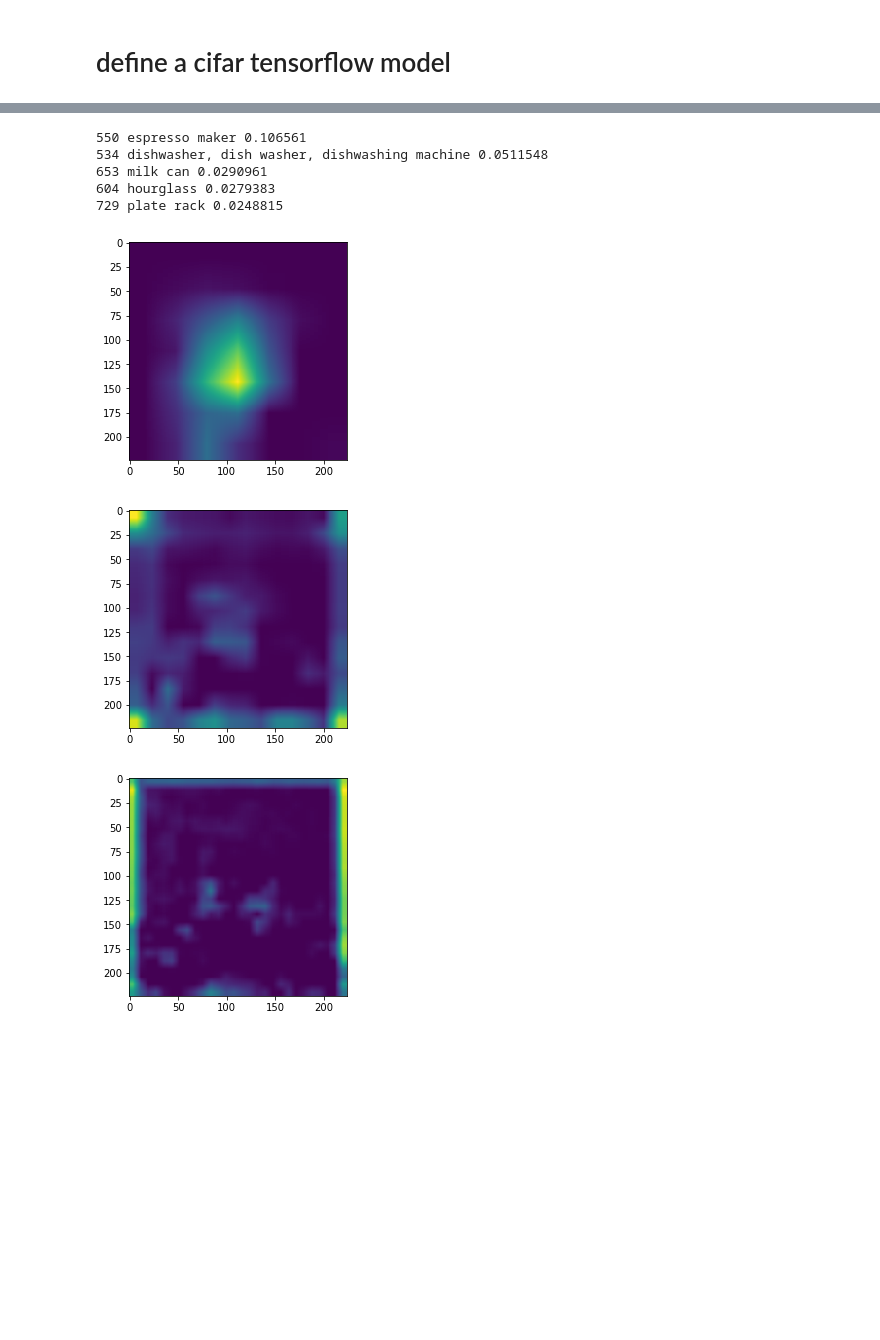
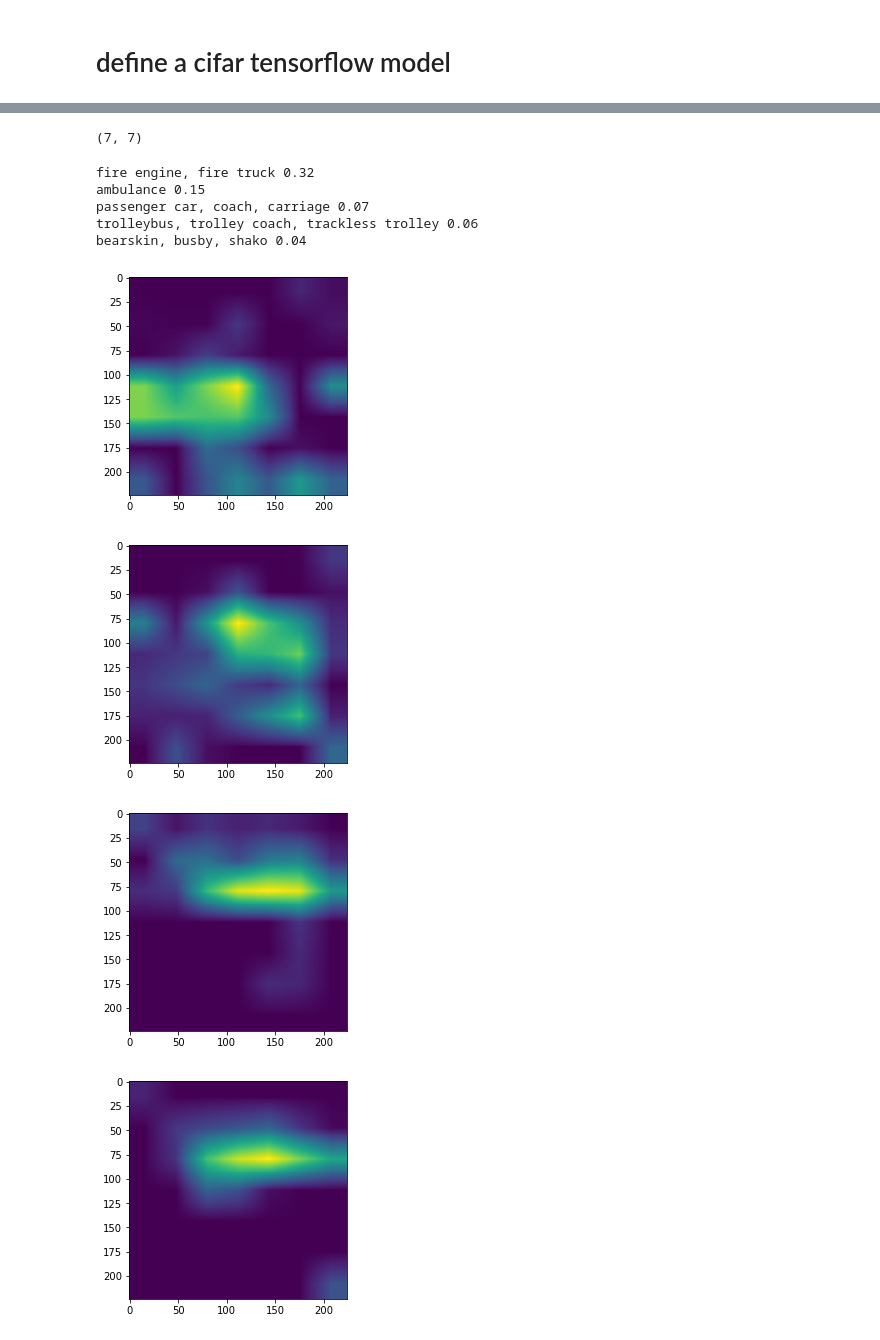
Before and after one commit to GriffinHalloran/Grad-Cam-TensorFlow, a Jupyter notebook: cifar-10.ipynb, the cells around one changed output, grey strips where cells are left out. Saved outputs shown, nothing was run; the diff lists cells and outputs as text; code cells hidden in the pictures; blank space fills up the shorter version.

```diff
--- a/cifar-10.ipynb
+++ b/cifar-10.ipynb
@@ -48,10 +48,12 @@ label[0] # 6 is a frog
 sess = tf.Session()
 imgs = tf.placeholder(tf.float32, [None, 224, 224, 3])
 vgg = vgg16(imgs, 'vgg16_weights.npz', sess, 242)
-heatmap5 = GradCam(vgg.probs, vgg.pool5, None)
-heatmap4 = GradCam(vgg.probs, vgg.pool4, None)
-heatmap3 = GradCam(vgg.probs, vgg.pool3, None)
-ll = sess.run([vgg.probs, heatmap5, heatmap4, heatmap3], feed_dict={vgg.imgs: [scaled_imgs[100]]})
+heatmap5 = GradCam(vgg.probs, vgg.pool5, 555)
+heatmap4 = GradCam(vgg.probs, vgg.pool5, 407)
+heatmap3 = GradCam(vgg.probs, vgg.pool5, 705)
+heatmap2 = GradCam(vgg.probs, vgg.pool5, 874)
+heatmap1 = GradCam(vgg.probs, vgg.pool5, 439)
+ll = sess.run([vgg.probs, heatmap5, heatmap4, heatmap3, heatmap2, heatmap1], feed_dict={vgg.imgs: [scaled_imgs[166]]})
 prob = ll[0][0]
 heatmap = np.array(ll[1])
 # %% [output]
@@ -72,25 +74,30 @@ heatmap = np.array(ll[1])
 29 fc7_b (4096,)
 30 fc8_W (4096, 1000)
 31 fc8_b (1000,)
+# %%
+heatmap.shape
+# %% [output]
+(7, 7)
 # %%
 ##
 from imagenet_classes import class_names
 preds = (np.argsort(prob)[::-1])[0:5]
 for p in preds:
-    print p, class_names[p], prob[p]
+    print class_names[p], '%2.2f'%prob[p]
 # %% [output]
-550 espresso maker 0.106561
-534 dishwasher, dish washer, dishwashing machine 0.0511548
-653 milk can 0.0290961
-604 hourglass 0.0279383
-729 plate rack 0.0248815
+fire engine, fire truck 0.32
+ambulance 0.15
+passenger car, coach, carriage 0.07
+trolleybus, trolley coach, trackless trolley 0.06
+bearskin, busby, shako 0.04
 # %%
-for i in range(1, 4):
+for i in range(1, 6):
     heatmap = np.array(ll[i])
     plt.figure()
     plt.imshow(imresize(toimage(heatmap), (224, 224)))
     plt.show()
 # %% [output]
-[figure, old version]
+[figure, new version]
-[figure, old version]
+[figure, new version]
-[figure, old version]
+[figure, new version]
+[figure, added]
```
Also changed, not shown: parts of 2 cells of this notebook.
